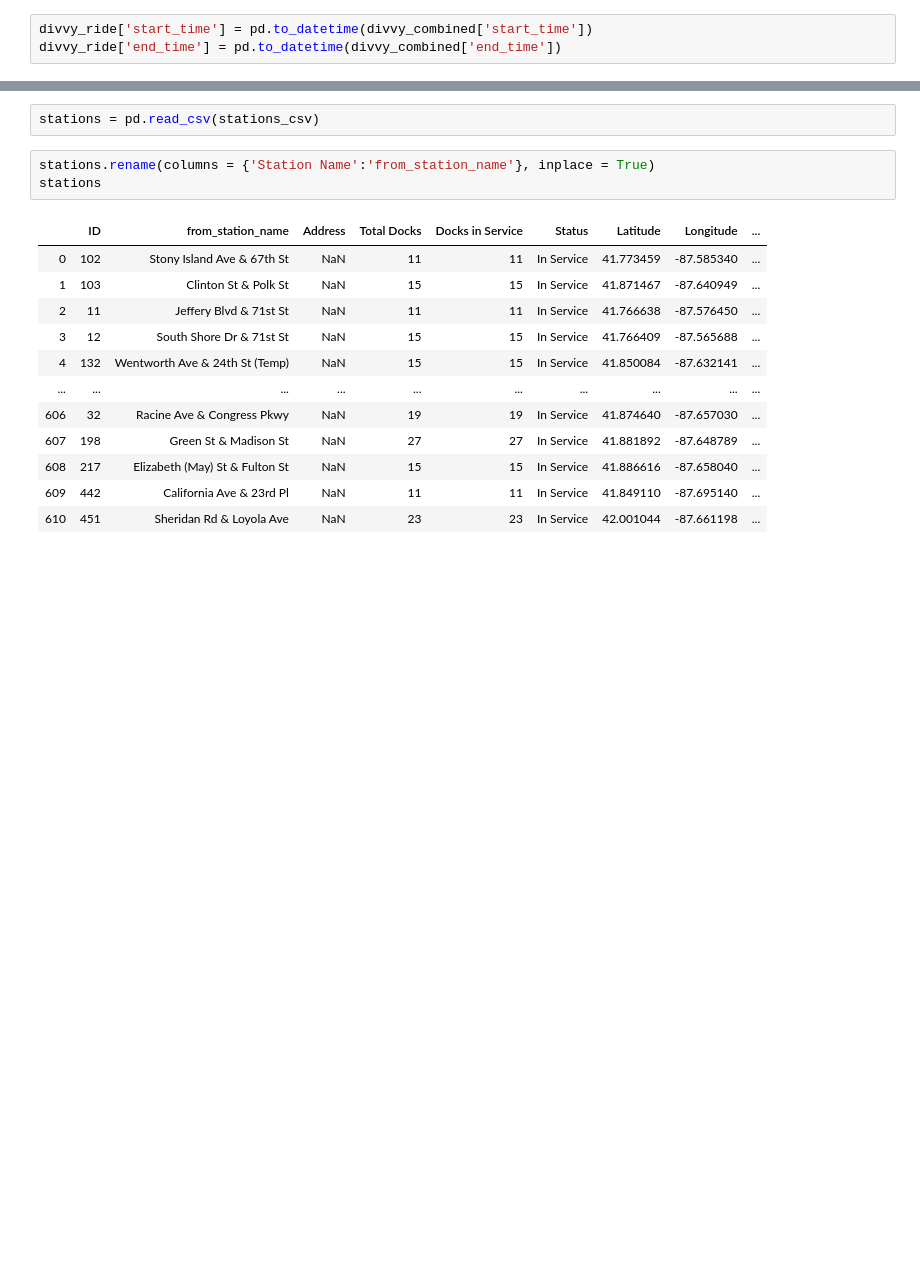
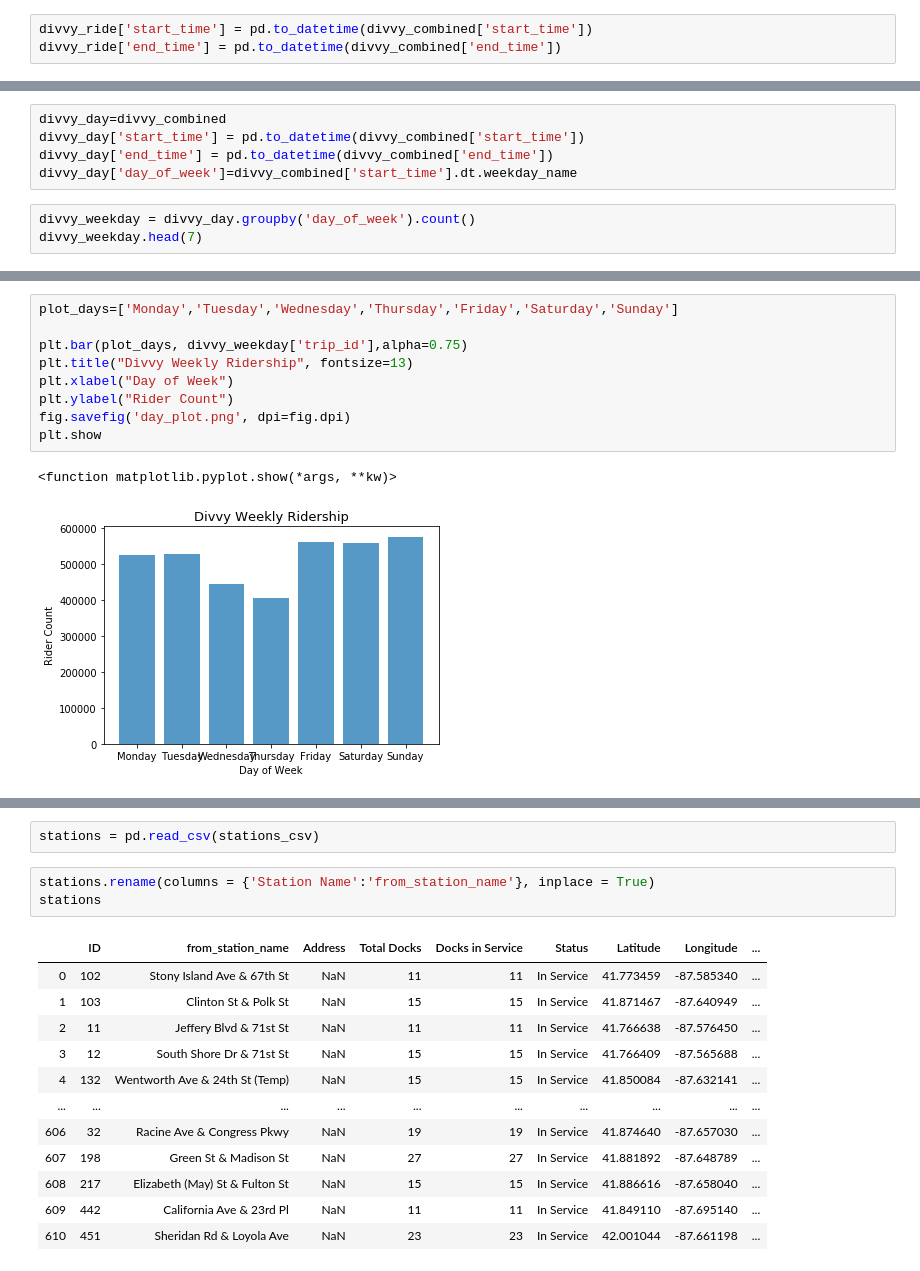
Before and after one commit to AlejandraRosa/Divvy_Project, a Jupyter notebook: Divvy_main.ipynb, the cells around one changed output, grey strips where cells are left out. Saved outputs shown, nothing was run; the diff lists cells and outputs as text; blank space fills up the shorter version.

```diff
--- a/Divvy_main.ipynb
+++ b/Divvy_main.ipynb
@@ -151,0 +222,8 @@ stations_csv = "Resources/Divvy_Bicycle_Stations_-_All_-_Map.csv"
+# %%
+divvy_day=divvy_combined
+divvy_day['start_time'] = pd.to_datetime(divvy_combined['start_time'])
+divvy_day['end_time'] = pd.to_datetime(divvy_combined['end_time'])
+divvy_day['day_of_week']=divvy_combined['start_time'].dt.weekday_name
+# %%
+divvy_weekday = divvy_day.groupby('day_of_week').count()
+divvy_weekday.head(7)
@@ -151,0 +240,12 @@ stations_csv = "Resources/Divvy_Bicycle_Stations_-_All_-_Map.csv"
+# %%
+plot_days=['Monday','Tuesday','Wednesday','Thursday','Friday','Saturday','Sunday']
+
+plt.bar(plot_days, divvy_weekday['trip_id'],alpha=0.75)
+plt.title("Divvy Weekly Ridership", fontsize=13)
+plt.xlabel("Day of Week")
+plt.ylabel("Rider Count")
+fig.savefig('day_plot.png', dpi=fig.dpi)
+plt.show
+# %% [output]
+<function matplotlib.pyplot.show(*args, **kw)>
+[figure, added]
```
Also changed, not shown: parts of 52 cells of this notebook, 8 other files.
